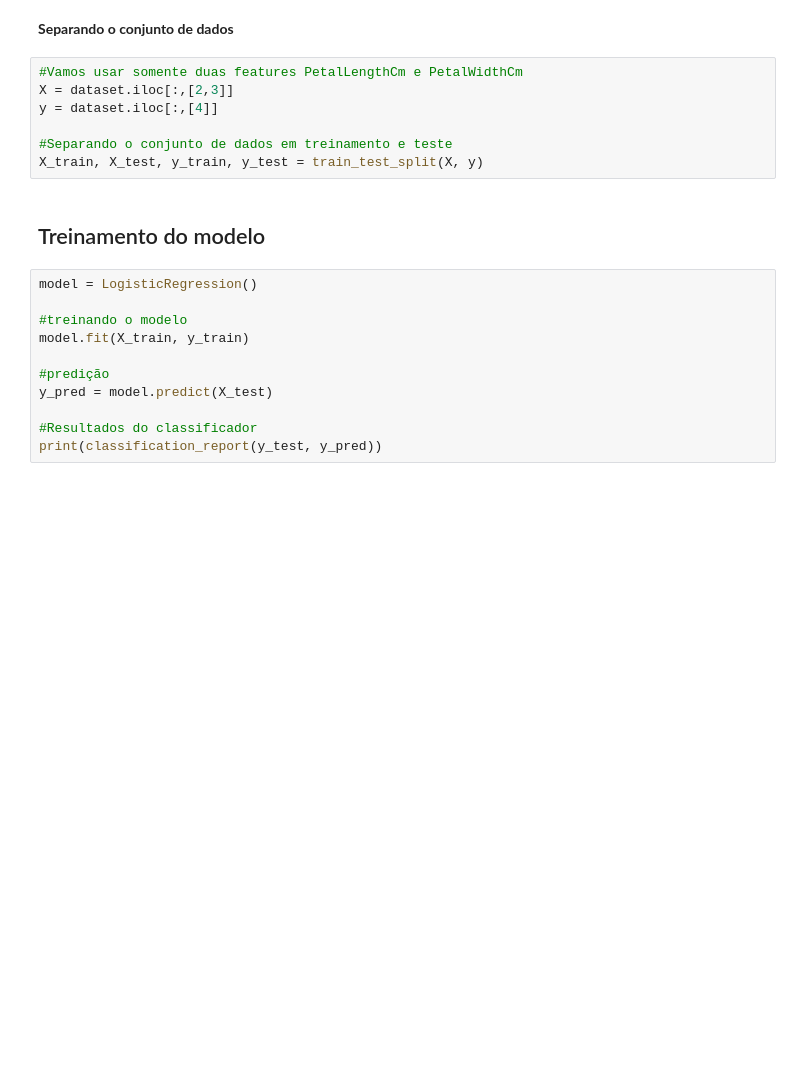
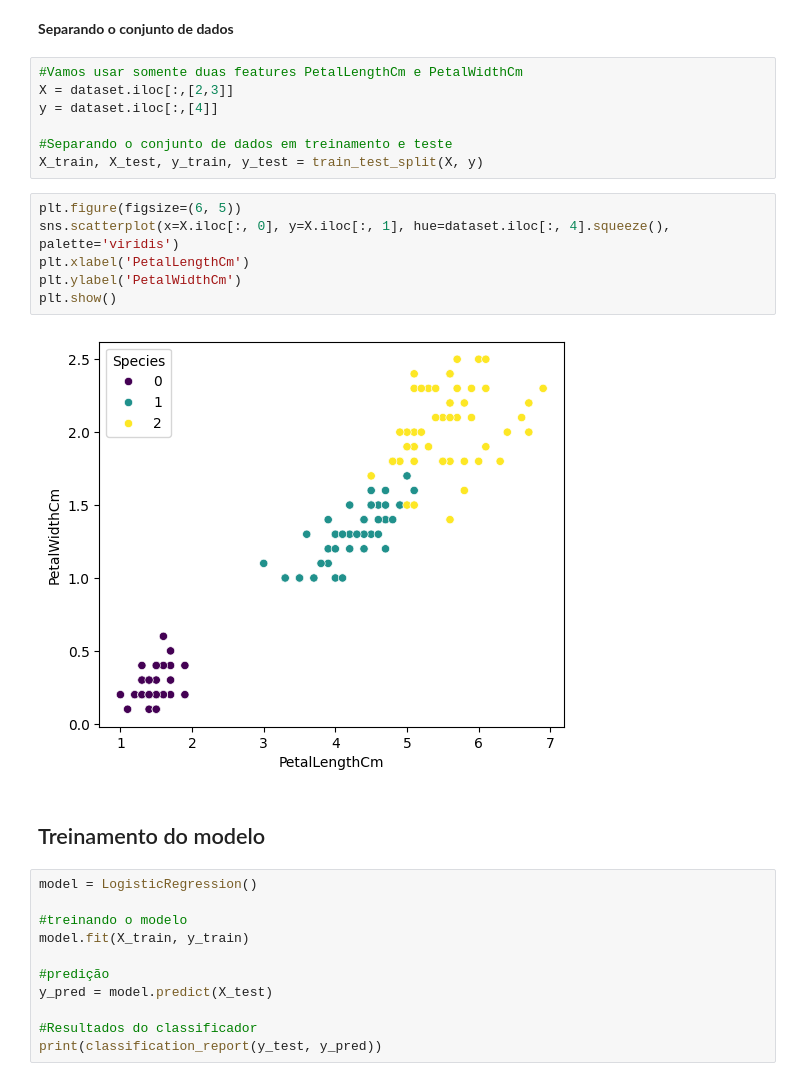
Before and after one commit to johnattandouglas/monitoria-ml, a Jupyter notebook: AM I/06a - regressao_logistica.ipynb, the cells around one changed output. Drawn from its saved outputs; the diff is of its cells as text; blank space fills up the shorter version.

```diff
--- a/AM I/06a - regressao_logistica.ipynb
+++ b/AM I/06a - regressao_logistica.ipynb
@@ -44,6 +44,14 @@ y = dataset.iloc[:,[4]]
 
 #Separando o conjunto de dados em treinamento e teste
 X_train, X_test, y_train, y_test = train_test_split(X, y)
+# %%
+plt.figure(figsize=(6, 5))
+sns.scatterplot(x=X.iloc[:, 0], y=X.iloc[:, 1], hue=dataset.iloc[:, 4].squeeze(), palette='viridis')
+plt.xlabel('PetalLengthCm')
+plt.ylabel('PetalWidthCm')
+plt.show()
+# %% [output]
+[figure, added]
 # %% [markdown]
 ## Treinamento do modelo
 # %%
```
Also changed, not shown: parts of 9 cells of this notebook, 1 other file.
